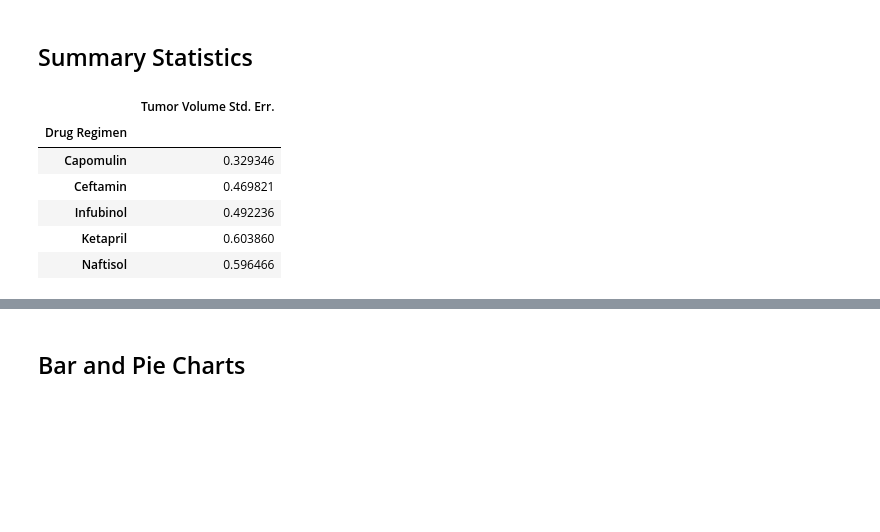
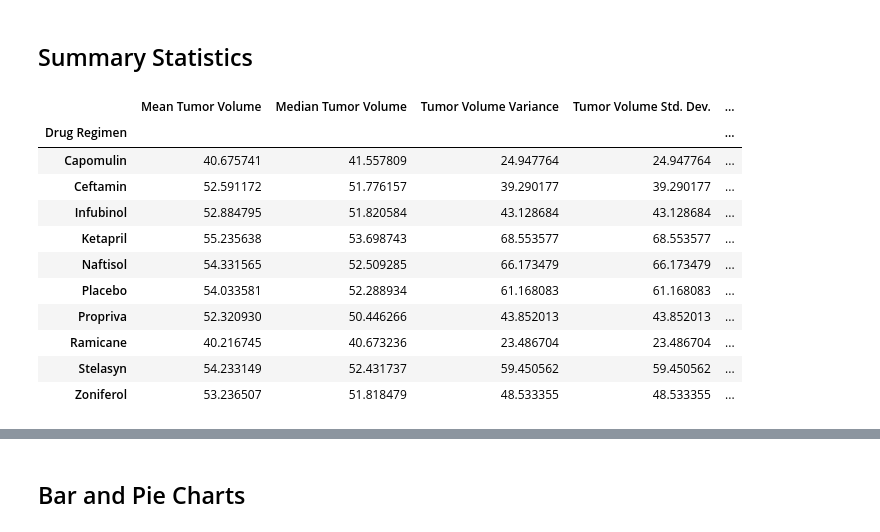
Before and after one commit to AleidvdZ/Module_5_Pymaceuticals, a Jupyter notebook: Pymaceuticals_AvdZ.ipynb, the cells around one changed output, grey strips where cells are left out. Drawn from its saved outputs; the diff is of its cells as text; code cells hidden in the pictures; blank space fills up the shorter version.

```diff
--- a/Pymaceuticals_AvdZ.ipynb
+++ b/Pymaceuticals_AvdZ.ipynb
@@ -106,35 +106,47 @@ dtype: object
 # %%
 # Generate a summary statistics table of mean, median, variance, standard deviation, and SEM of the tumor volume for each regimen
 
 # Use groupby and summary statistical methods to calculate the following properties of each drug regimen:
 # mean, median, variance, standard deviation, and SEM of the tumor volume.
 # Assemble the resulting series into a single summary DataFrame.
 
 # Create reuced dataframe with just drug regimen and tumor volume
 mouse_study_stats = mouse_study_complete2.loc[:,["Drug Regimen","Tumor Volume (mm3)"]]
 mouse_study_stats = mouse_study_stats.set_index(list(mouse_study_stats)[0])
 
+#stats
 mean = mouse_study_stats.groupby(["Drug Regimen"]).mean()
 mean= mean.rename(columns={"Tumor Volume (mm3)": "Mean Tumor Volume"})
 
 median = mouse_study_stats.groupby(["Drug Regimen"]).median()
 median = median.rename(columns={"Tumor Volume (mm3)": "Median Tumor Volume"})
 
 variance = mouse_study_stats.groupby(["Drug Regimen"]).var()
 variance = variance.rename(columns={"Tumor Volume (mm3)": "Tumor Volume Variance"})
 
 stdev = mouse_study_stats.groupby(["Drug Regimen"]).var()
 stdev = stdev.rename(columns={"Tumor Volume (mm3)": "Tumor Volume Std. Dev."})
 
 SEM = mouse_study_stats.groupby(["Drug Regimen"]).sem()
 SEM = SEM.rename(columns={"Tumor Volume (mm3)": "Tumor Volume Std. Err."})
 
-SEM.head()
+# Merging mini-dataframes
+mouse_study_stats_sum = pd.merge(mean, median, how = "left", on = ["Drug Regimen"])
+mouse_study_stats_sum = pd.merge(mouse_study_stats_sum, variance, how = "left", on = ["Drug Regimen"])
+mouse_study_stats_sum = pd.merge(mouse_study_stats_sum, stdev, how = "left", on = ["Drug Regimen"])
+mouse_study_stats_sum = pd.merge(mouse_study_stats_sum, SEM, how = "left", on = ["Drug Regimen"])
+
+mouse_study_stats_sum
 # %% [output]
-|  | Tumor Volume Std. Err. |
-| Drug Regimen |  |
-| Capomulin | 0.329346 |
-| Ceftamin | 0.469821 |
-| Infubinol | 0.492236 |
-| Ketapril | 0.603860 |
-| Naftisol | 0.596466 |
+|  | Mean Tumor Volume | Median Tumor Volume | Tumor Volume Variance | Tumor Volume Std. Dev. | ... |
+| Drug Regimen |  |  |  |  | ... |
+| Capomulin | 40.675741 | 41.557809 | 24.947764 | 24.947764 | ... |
+| Ceftamin | 52.591172 | 51.776157 | 39.290177 | 39.290177 | ... |
+| Infubinol | 52.884795 | 51.820584 | 43.128684 | 43.128684 | ... |
+| Ketapril | 55.235638 | 53.698743 | 68.553577 | 68.553577 | ... |
+| Naftisol | 54.331565 | 52.509285 | 66.173479 | 66.173479 | ... |
+| Placebo | 54.033581 | 52.288934 | 61.168083 | 61.168083 | ... |
+| Propriva | 52.320930 | 50.446266 | 43.852013 | 43.852013 | ... |
+| Ramicane | 40.216745 | 40.673236 | 23.486704 | 23.486704 | ... |
+| Stelasyn | 54.233149 | 52.431737 | 59.450562 | 59.450562 | ... |
+| Zoniferol | 53.236507 | 51.818479 | 48.533355 | 48.533355 | ... |
```
Also changed, not shown: parts of 8 cells of this notebook.
